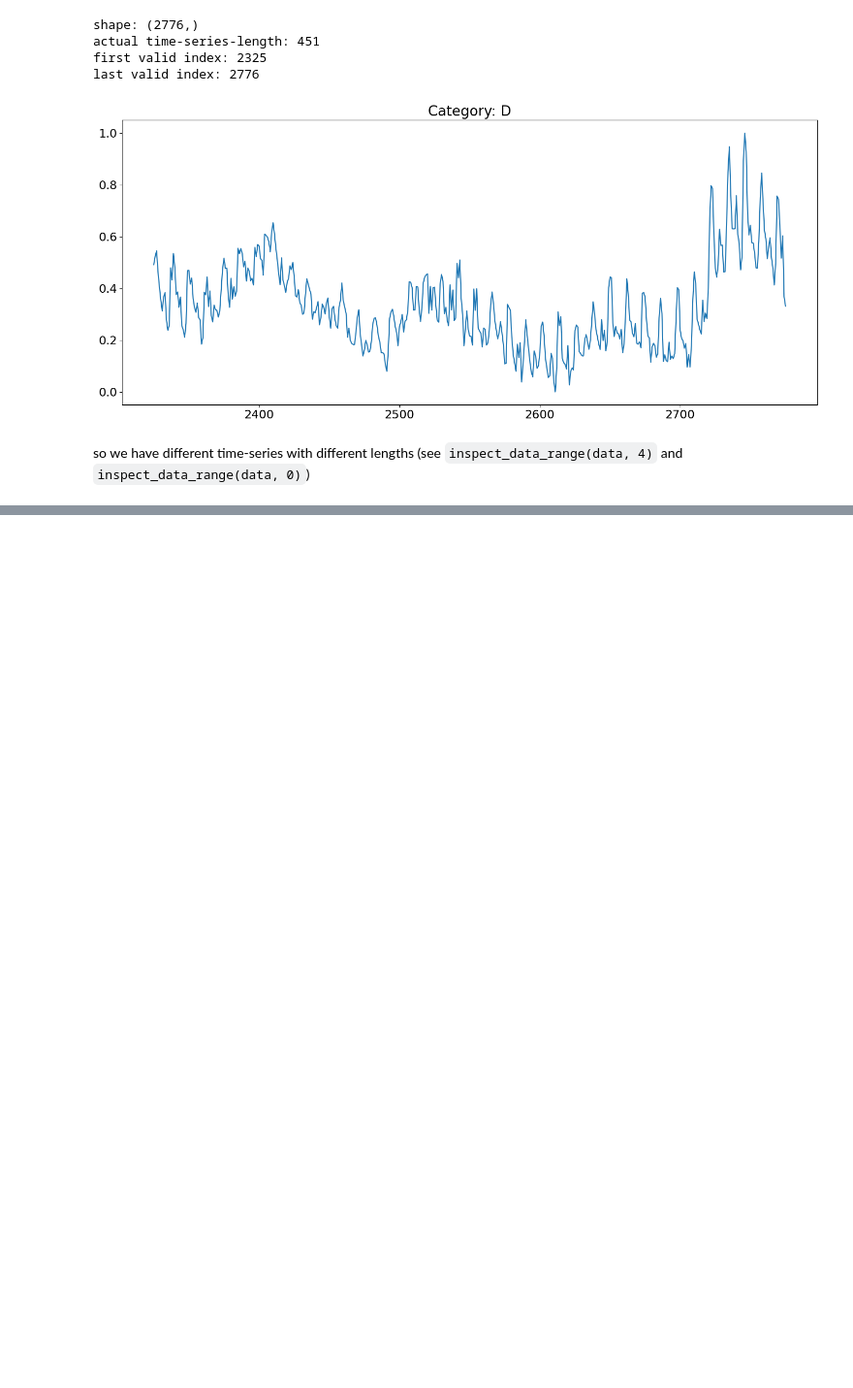
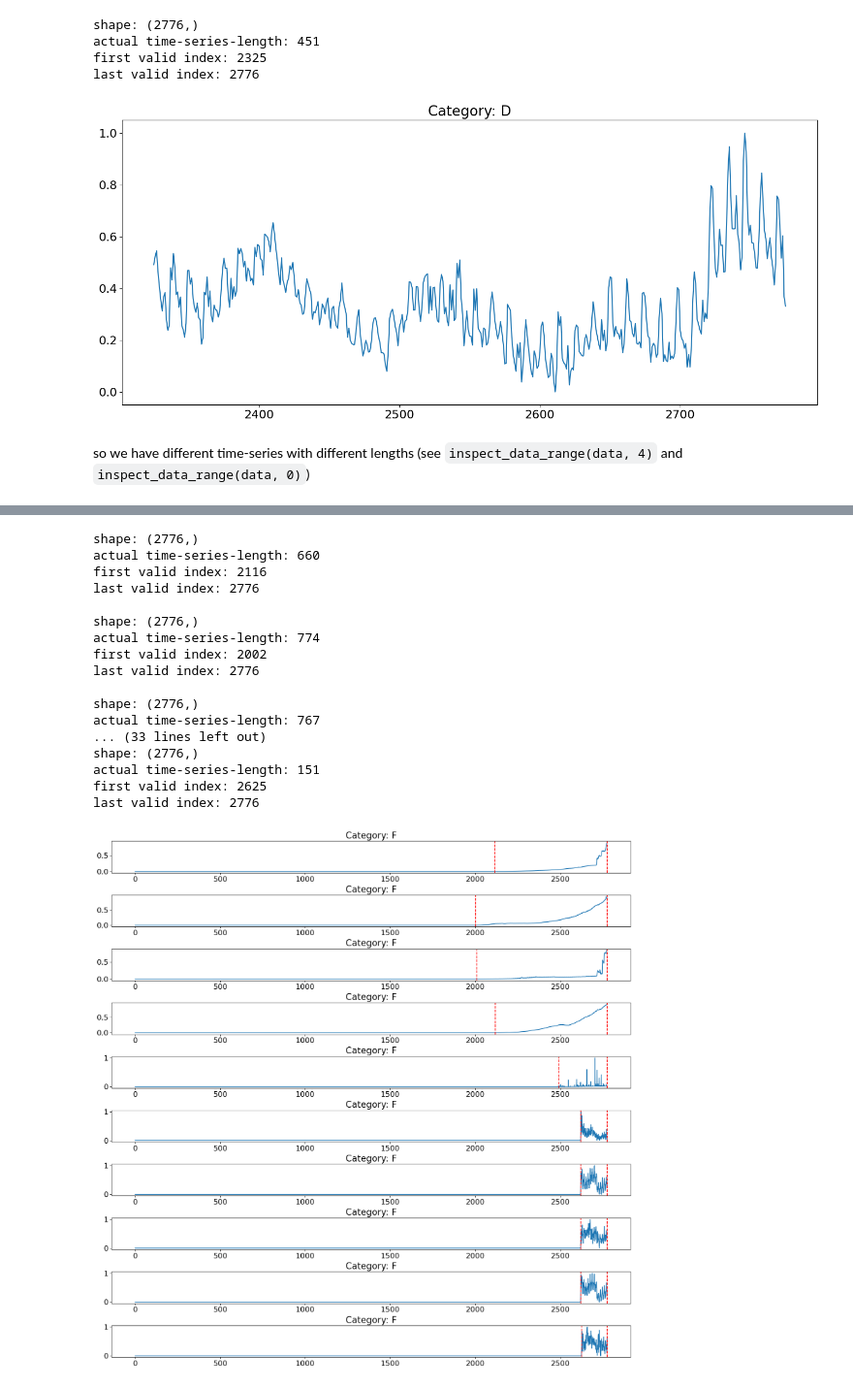
Before and after one commit to AlessandroSironi/AN2DL-Challenges-24, a Jupyter notebook: Challenge 2/notebooks/20231210_dataset_exploration-tomaso.ipynb, the cells around one changed output, grey strips where cells are left out. Shown: that part at 97% size. Cells and saved outputs as stored; diff of their text form; code cells hidden in the pictures; blank space fills up the shorter version.

```diff
--- a/Challenge 2/notebooks/20231210_dataset_exploration-tomaso.ipynb
+++ b/Challenge 2/notebooks/20231210_dataset_exploration-tomaso.ipynb
@@ -135,0 +133,52 @@ No NaNs
+# %%
+def inspect_data_by_category(data, category, size):
+    fig, axs = plt.subplots(size, 1, figsize=(20, 2*size))
+
+    i = 0
+    count = 0
+    # Flatten the array of axes
+    axs = axs.flatten()
+
+    while (i < size):
+        # do a subplot
+        if(categories[count] == category):
+            print(f'\nshape: {data[count].shape}')
+
+            x_values = range(valid[count][0], valid[count][-1])
+            print(f'actual time-series-length: {len(x_values)}')
+            print(f'first valid index: {valid[count][0]} \nlast valid index: {valid[count][-1]}')
+            axs[i].plot(data[count])
+            axs[i].set_title(f'Category: {categories[count]}')
+            #add a vertical red line where the valid data starts and ends
+            axs[i].axvline(valid[count][0], color='r', linestyle='--')
+            axs[i].axvline(valid[count][-1], color='r', linestyle='--')
+            plt.subplots_adjust(hspace=0.7)
+
+            axvspace = 0.5
+
+            i += 1
+        count += 1
+    #Set a specific range to pirint
+
+    plt.show()
+# %%
+inspect_data_by_category(data, 'F', 10)
+# %% [output]
+shape: (2776,)
+actual time-series-length: 660
+first valid index: 2116
+last valid index: 2776
+
+shape: (2776,)
+actual time-series-length: 774
+first valid index: 2002
+last valid index: 2776
+
+shape: (2776,)
+actual time-series-length: 767
+... (33 lines left out)
+shape: (2776,)
+actual time-series-length: 151
+first valid index: 2625
+last valid index: 2776
+[figure, added]
```
Also changed, not shown: parts of 2 cells of this notebook.
